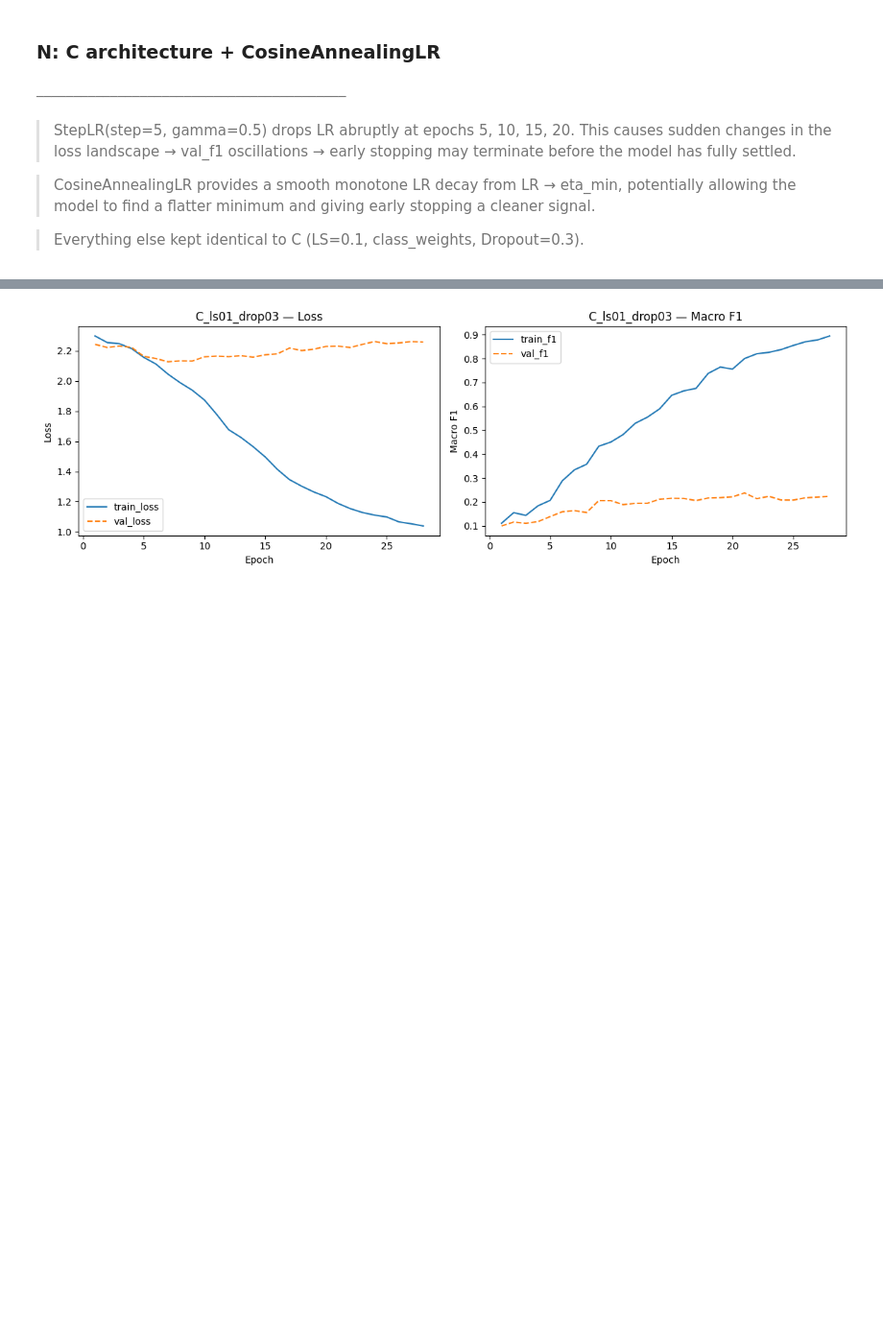
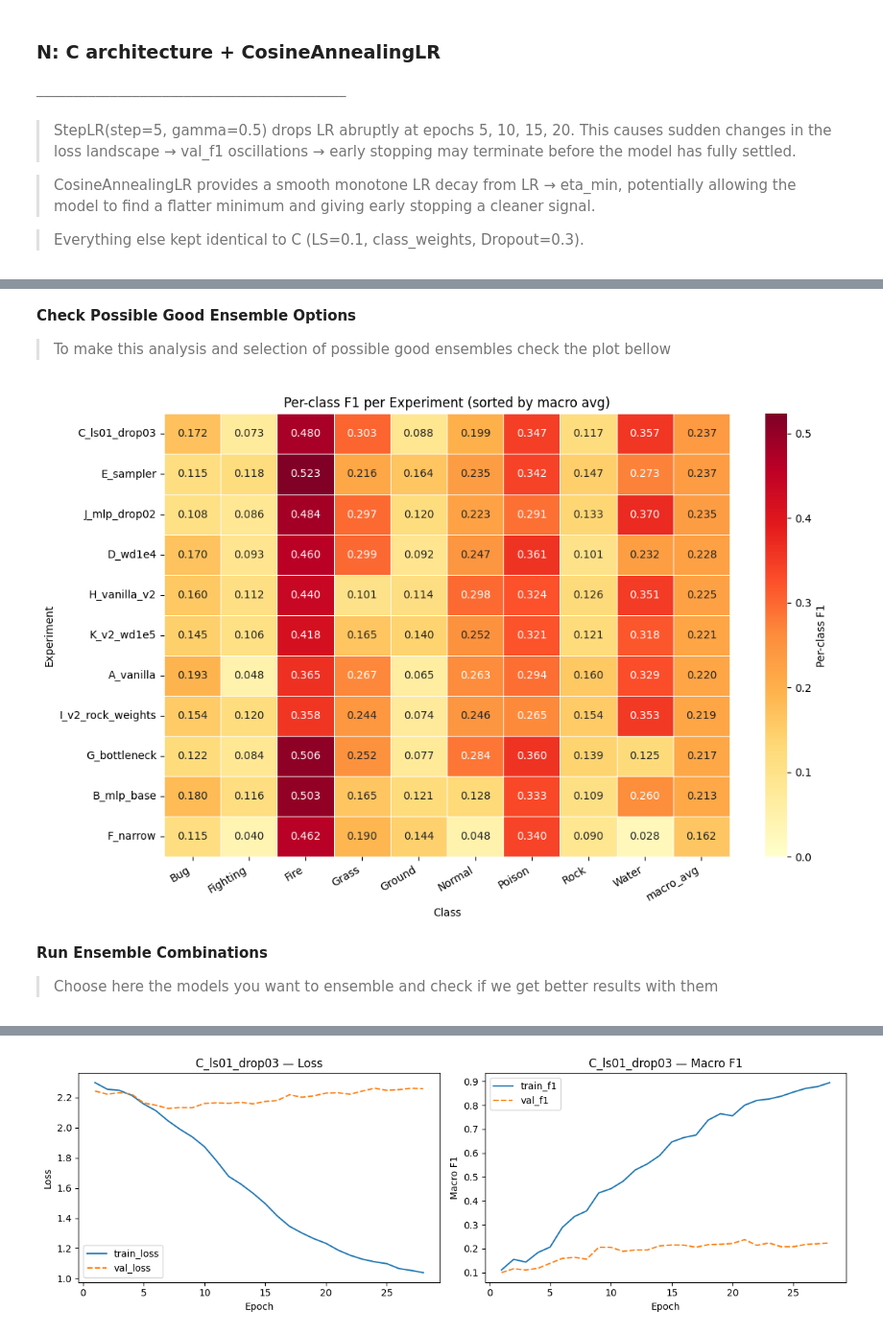
Before and after one commit to fmssilva/DL_Proj, a Jupyter notebook: assignment_1/task1/task1_colab.ipynb, the cells around one changed output, grey strips where cells are left out. Shown at 96% size. Drawn from its saved outputs; the diff is of its cells as text; code cells hidden in the pictures; blank space fills up the shorter version.

Commit message:
better organization of the experiment runner to be easier to use... needs further cleaning

```diff
--- a/assignment_1/task1/task1_colab.ipynb
+++ b/assignment_1/task1/task1_colab.ipynb
@@ -29,12 +30,12 @@ CONFIG (FAST_RUN = True or False?)
 # We only need to change the FAST_RUN flag.
 # Nothing else needs chnging
 
-FAST_RUN = False
+FAST_RUN = True
 # True = fast run to confirm evrything works with no errors
 # False = real Colab run
 
 # training hyperparams
-EPOCHS      = 2     if FAST_RUN else 30
+EPOCHS      = 4     if FAST_RUN else 30
 
 PATIENCE    = 1     if FAST_RUN else 7
 # PATIENCE: val_macro_f1 is noisier than val_loss (small val set)
@@ -1160,0 +1452,23 @@ model_N, history_N = run_experiment(model_N, "N_cosine_lr", criterion_N, optimiz
+# %% [markdown]
+**Check Possible Good Ensemble Options**
+
+> To make this analysis and selection of possible good ensembles check the plot bellow
+# %%
+from src.evaluation.analysis import plot_per_class_f1_heatmap
+
+fig = plot_per_class_f1_heatmap(
+    checkpoint_dir  = TASK_OUT_DIR / "checkpoints",
+    model_registry  = model_registry,
+    loader_fn       = build_loaders,           # called fresh for each model
+    device          = device,
+    out_path        = TASK_OUT_DIR / "plots" / "task1_per_class_f1_heatmap.png",
+    highlight_best  = True,                    # adds macro_avg column, sorts rows
+)
+plt.show()
+plt.close(fig)
+# %% [output]
+[figure, added]
+# %% [markdown]
+**Run Ensemble Combinations**
+
+> Choose here the models you want to ensemble and check if we get better results with them
```
Also changed, not shown: parts of 44 cells of this notebook.
